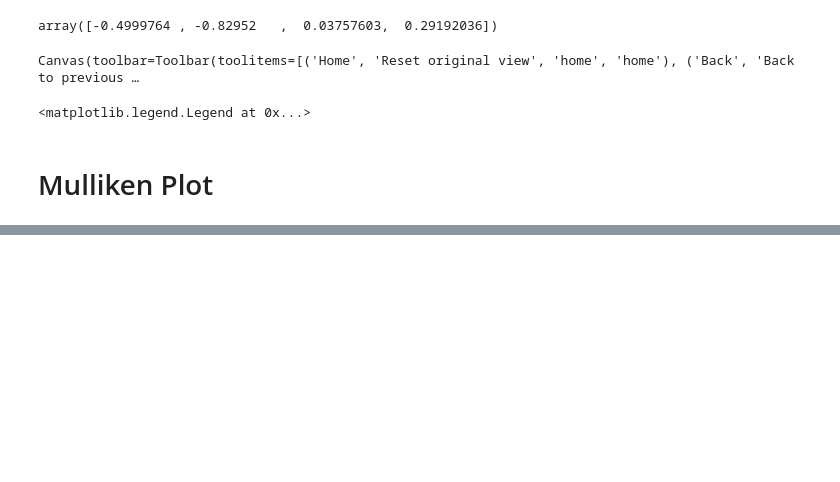
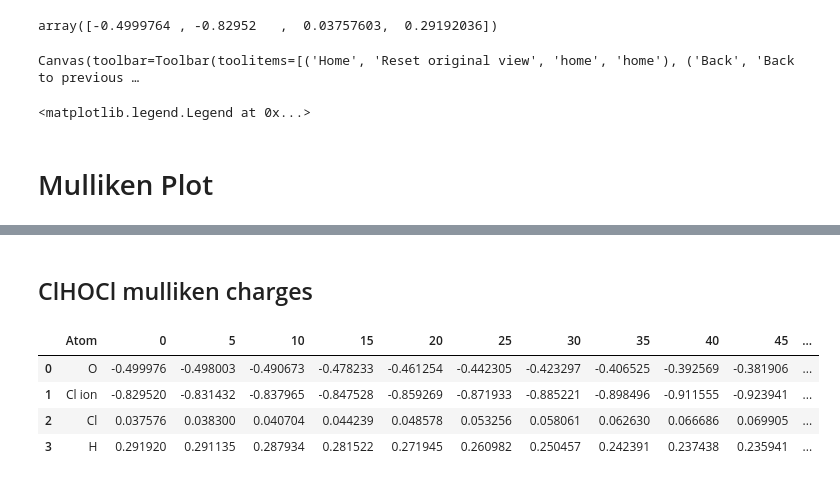
Before and after one commit to cgavinh/mccoy_hocl, a Jupyter notebook: Untitled.ipynb, the cells around one changed output, grey strips where cells are left out. Cells and saved outputs as stored; diff of their text form; code cells hidden in the pictures; blank space fills up the shorter version.

```diff
--- a/Untitled.ipynb
+++ b/Untitled.ipynb
@@ -247,2 +352,8 @@ No handles with labels found to put in legend.
 # %%
 # make a pandas table of total changes in charges for each atom
+# %%
+clhocl_mull_data = [['O'], ['Cl ion'], ['Cl'], ['H']]
+for i in range(len(clhocl_mull_data)):
+    for d in clhocl.mullikens[:,i]:
+        clhocl_mull_data[i].append(d)
+    clhocl_mull_data[i].append(clhocl.mullikens[:,i][-1]-clhocl.mullikens[:,i][0])
@@ -248,0 +372,14 @@ No handles with labels found to put in legend.
+# %%
+clhocl_mull_df = pd.DataFrame(clhocl_mull_data, columns = ['Atom', '0', '5', '10', '15', '20', '25', '30', '35', '40', '45', '50', 'total change'])
+brhocl_mull_df = pd.DataFrame(brhocl_mull_data, columns = ['Atom', '0', '5', '10', '15', '20', '25', '30', '35', '40', '45', '50', 'total change'])
+ihocl_mull_df = pd.DataFrame(ihocl_mull_data, columns = ['Atom', '0', '5', '10', '15', '20', '25', '30', '35', '40', '45', '50', 'total change'])
+# %% [markdown]
+## ClHOCl mulliken charges
+# %%
+clhocl_mull_df
+# %% [output]
+|  | Atom | 0 | 5 | 10 | 15 | 20 | 25 | 30 | 35 | 40 | 45 | ... |
+| 0 | O | -0.499976 | -0.498003 | -0.490673 | -0.478233 | -0.461254 | -0.442305 | -0.423297 | -0.406525 | -0.392569 | -0.381906 | ... |
+| 1 | Cl ion | -0.829520 | -0.831432 | -0.837965 | -0.847528 | -0.859269 | -0.871933 | -0.885221 | -0.898496 | -0.911555 | -0.923941 | ... |
+| 2 | Cl | 0.037576 | 0.038300 | 0.040704 | 0.044239 | 0.048578 | 0.053256 | 0.058061 | 0.062630 | 0.066686 | 0.069905 | ... |
+| 3 | H | 0.291920 | 0.291135 | 0.287934 | 0.281522 | 0.271945 | 0.260982 | 0.250457 | 0.242391 | 0.237438 | 0.235941 | ... |
```
Also changed, not shown: parts of 16 cells of this notebook, 3 other files.
